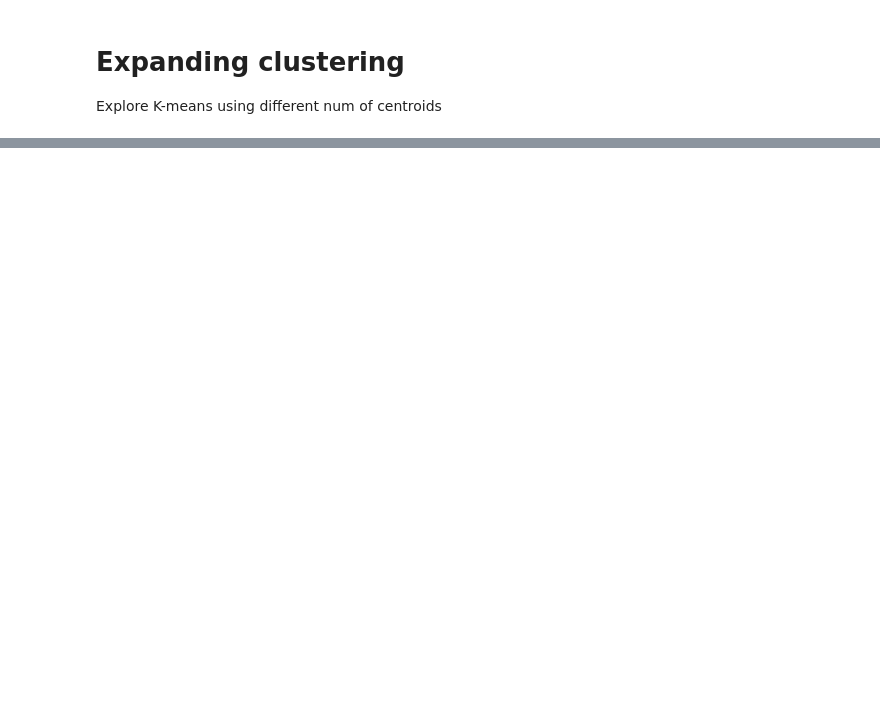
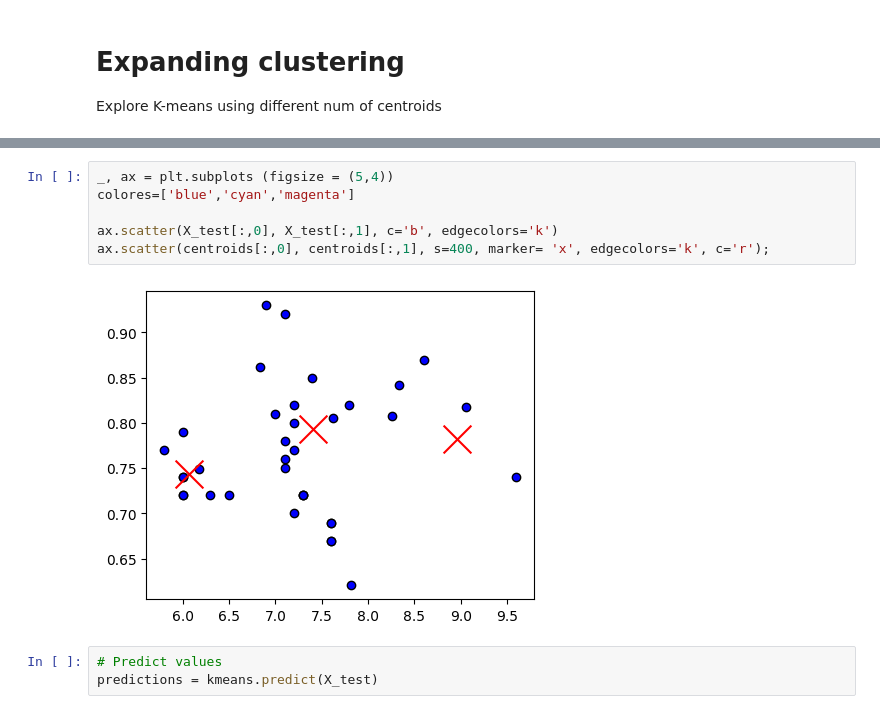
Before and after one commit to Catalina2820/machine_learning, a Jupyter notebook: Sem_05/k-means.ipynb, the cells around one changed output, grey strips where cells are left out. Drawn from its saved outputs; the diff is of its cells as text; blank space fills up the shorter version.

```diff
--- a/Sem_05/k-means.ipynb
+++ b/Sem_05/k-means.ipynb
@@ -100,0 +138,11 @@ Y = _
+# %%
+_, ax = plt.subplots (figsize = (5,4))
+colores=['blue','cyan','magenta']
+
+ax.scatter(X_test[:,0], X_test[:,1], c='b', edgecolors='k')
+ax.scatter(centroids[:,0], centroids[:,1], s=400, marker= 'x', edgecolors='k', c='r');
+# %% [output]
+[figure, added]
+# %%
+# Predict values
+predictions = kmeans.predict(X_test)
```
Also changed, not shown: parts of 18 cells of this notebook, 3 other files.
